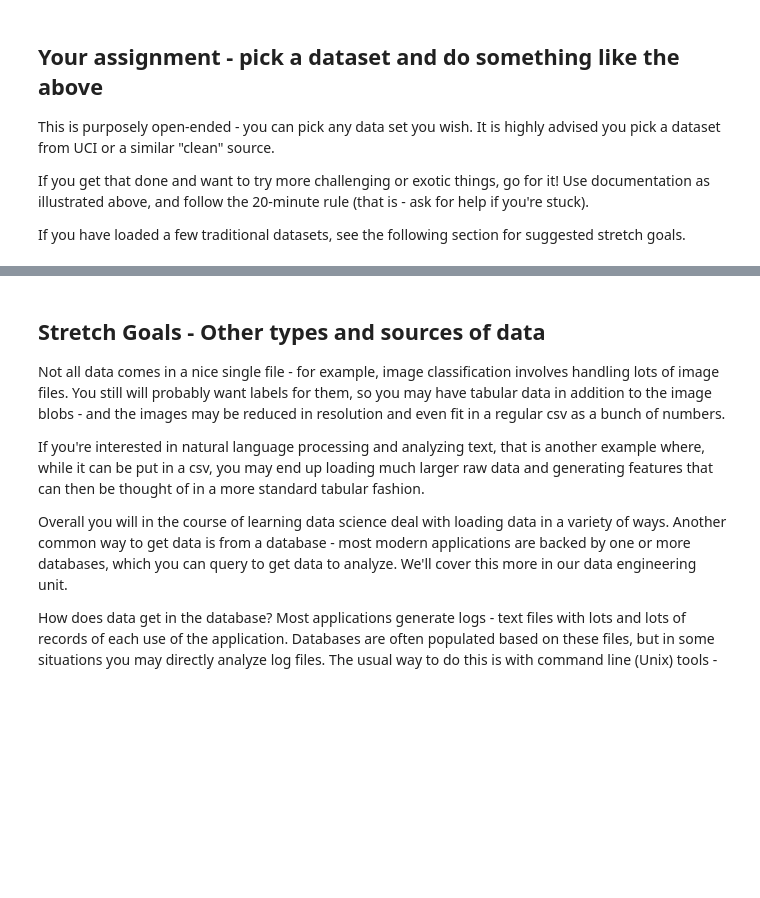
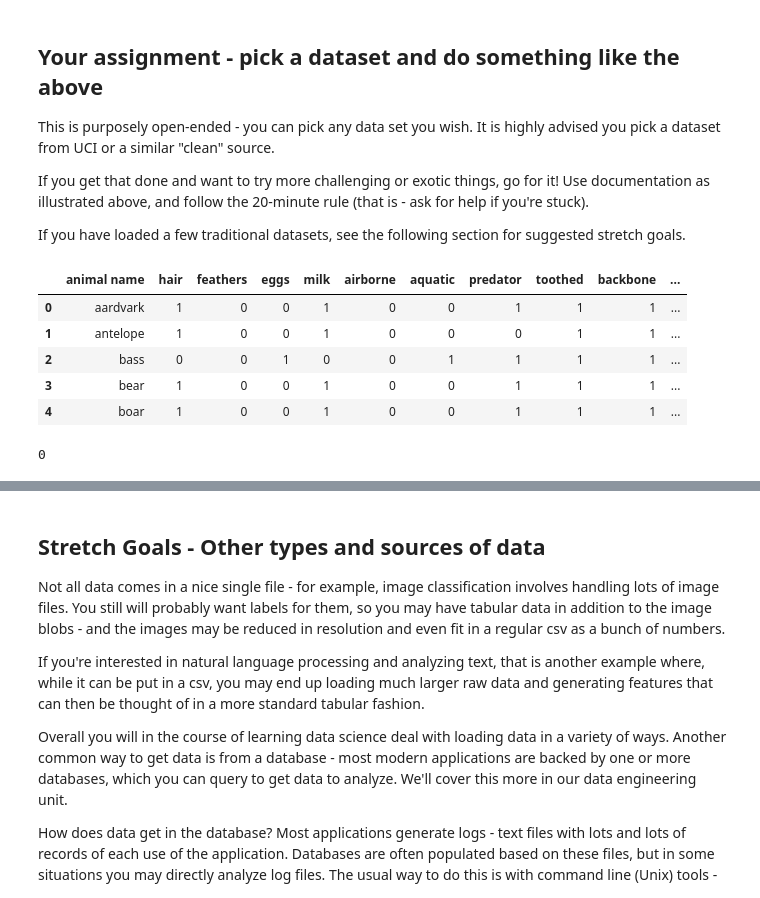
Before and after one commit to bloominstituteoftechnology/DS-Unit-1-Sprint-1-Dealing-With-Data, a Jupyter notebook: Copy_of_LS_DS_112_Loading_Data.ipynb, the cells around one changed output, grey strips where cells are left out. Drawn from its saved outputs; the diff is of its cells as text; code cells hidden in the pictures; blank space fills up the shorter version.

```diff
--- a/Copy_of_LS_DS_112_Loading_Data.ipynb
+++ b/Copy_of_LS_DS_112_Loading_Data.ipynb
@@ -217,0 +214,28 @@ If you have loaded a few traditional datasets, see the following section for sug
+# %%
+# TODO your work here!
+# And note you should write comments, descriptions, and add new
+# code and text blocks as needed
+
+import pandas as pd
+import numpy as np
+
+zoo_data_url = 'https://archive.ics.uci.edu/ml/machine-learning-databases/zoo/zoo.data'
+
+
+#i had to put in this attirbute list manually as i couldn't work out an easy way to get it from the site
+attributes = ['animal name','hair','feathers','eggs','milk','airborne','aquatic',
+              'predator','toothed','backbone','breathes','venomous','fins','legs','tail','domestic','catsize','type']
+df = pd.read_csv(zoo_data_url,header=None,names = attributes)
+df.head()
+# %% [output]
+|  | animal name | hair | feathers | eggs | milk | airborne | aquatic | predator | toothed | backbone | ... |
+| 0 | aardvark | 1 | 0 | 0 | 1 | 0 | 0 | 1 | 1 | 1 | ... |
+| 1 | antelope | 1 | 0 | 0 | 1 | 0 | 0 | 0 | 1 | 1 | ... |
+| 2 | bass | 0 | 0 | 1 | 0 | 0 | 1 | 1 | 1 | 1 | ... |
+| 3 | bear | 1 | 0 | 0 | 1 | 0 | 0 | 1 | 1 | 1 | ... |
+| 4 | boar | 1 | 0 | 0 | 1 | 0 | 0 | 1 | 1 | 1 | ... |
+# %%
+#the data has no missing values
+sum(df.isna().sum())
+# %% [output]
+0
```
Also changed, not shown: parts of 5 cells of this notebook.
